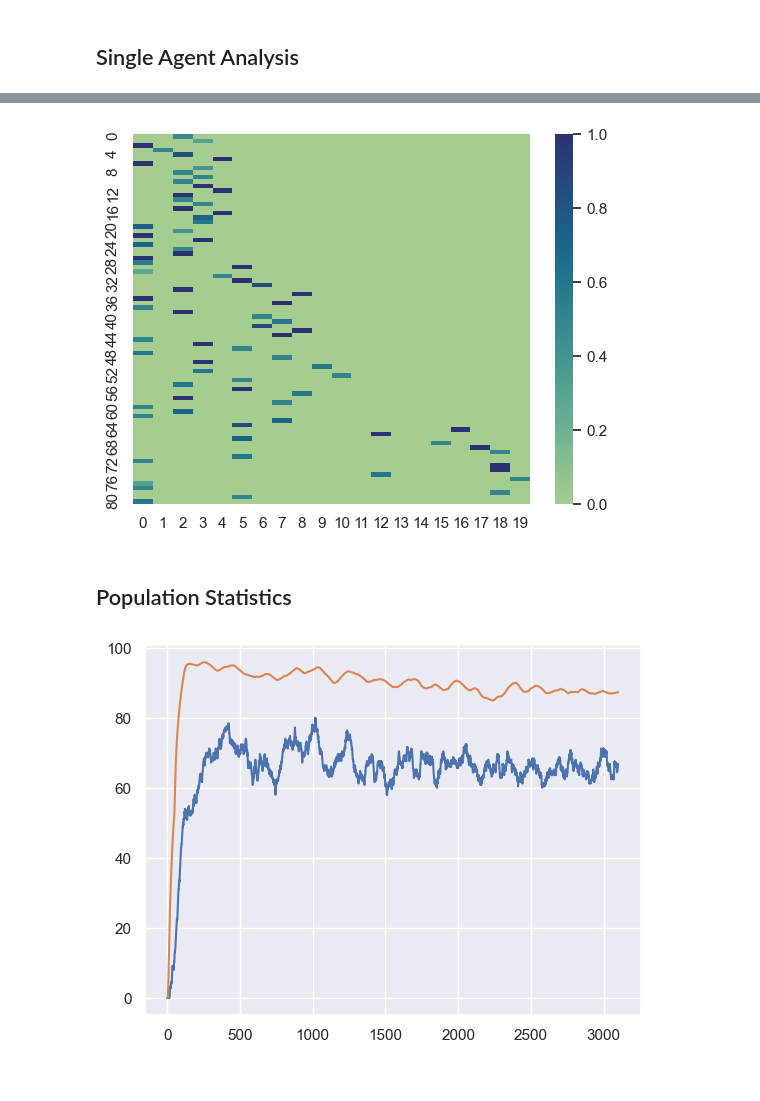
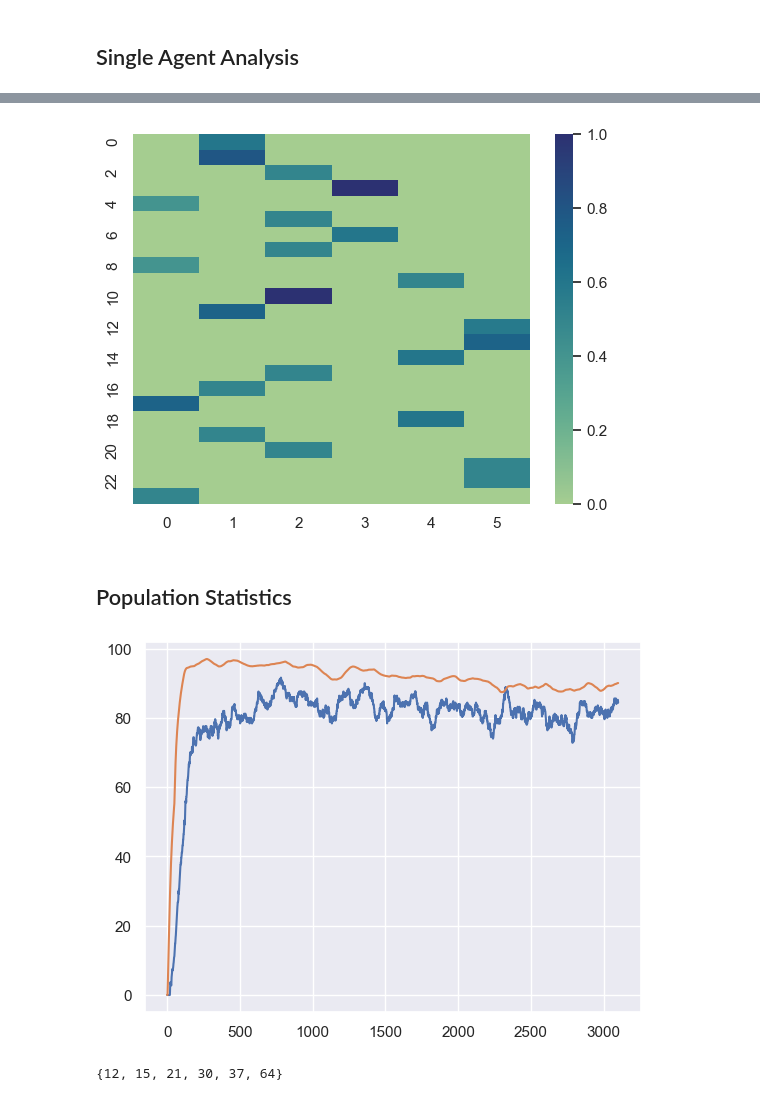
Before and after one commit to juszjusz/coordinating-quantifiers, a Jupyter notebook: v2/workbook.ipynb, the cells around one changed output, grey strips where cells are left out. Saved outputs shown, nothing was run; the diff lists cells and outputs as text; code cells hidden in the pictures.

Commit message:
active words

```diff
--- a/v2/workbook.ipynb
+++ b/v2/workbook.ipynb
@@ -17,7 +17,7 @@ from new_guessing_game import run_simulation, select_speaker, select_hearer, avg
 from calculator import NumericCalculator, QuotientCalculator
 # %%
 population_size=10
-stimulus='numeric'
+stimulus='quotient'
 max_num=100
 discriminative_threshold=0.95
 discriminative_history_length=50
@@ -51,7 +51,7 @@ params = GameParams(population_size=population_size,
 shuffle_list, flip_a_coin, pick_element = next(random_functions(seed=params.seed))
 agg_cs1 = []
 agg_ds = []
-calculator = {'numeric': NumericCalculator.load_from_file_with_ans(),
+stimuli, calculator = {'numeric': NumericCalculator.load_from_file_with_ans(),
                   'quotient': QuotientCalculator.load_from_file()}[params.stimulus]
 population, states_sequences, states_edges_cnts, states_cnts = run_simulation(stimuli, calculator, params, shuffle_list, flip_a_coin, pick_element)
 
@@ -109,18 +109,18 @@ show(figure)
 [interactive output not drawn]
 [interactive output not drawn]
 # %%
-agent = population[0]
+agent = population[3]
 recreated_agent_snapshots = NewAgent.recreate_from_history(agent_id=agent.agent_id, calculator=calculator, game_params=params, updates_history=agent.updates_history)
 # %%
-step, snapshot = recreated_agent_snapshots[100]
+step, snapshot = recreated_agent_snapshots[10]
 agent_dict = NewAgent.to_dict(snapshot)
 lxc = np.array(agent_dict['lxc'])
 
 sns.set()
 ax = sns.heatmap(lxc, vmin=0, vmax=1, cmap="crest")
 plt.show()
 # %% [output]
-[figure, old version]
+[figure, new version]
 # %% [markdown]
 ## Population Statistics
 # %%
@@ -129,9 +129,18 @@ plt.plot(range(len(averaged_windowed_discriminative_success)), averaged_windowed
 
 plt.show()
 # %% [output]
-[figure, old version]
+[figure, new version]
 # %%
 population_snapshots = [NewAgent.recreate_from_history(agent_id=a.agent_id, calculator=calculator, game_params=params, updates_history=a.updates_history)for a in population]
+# %%
+agent = population[3]
+[w for w in agent.get_words()]
+categories = [agent.get_best_matching_category(s) for s in stimuli]
+active_words = [agent.get_most_connected_word(c) for c in categories]
+active_words = [w for w in active_words if w is not None]
+set(active_words)
+# %% [output]
+{12, 15, 21, 30, 37, 64}
 # %%
 population_active_lexicon = [[len(snap.get_words()) for step, snap in history] for history in population_snapshots]
 snapshot_steps = [step for step, h in population_snapshots[0]]
```
Also changed, not shown: parts of 1 cell of this notebook.
